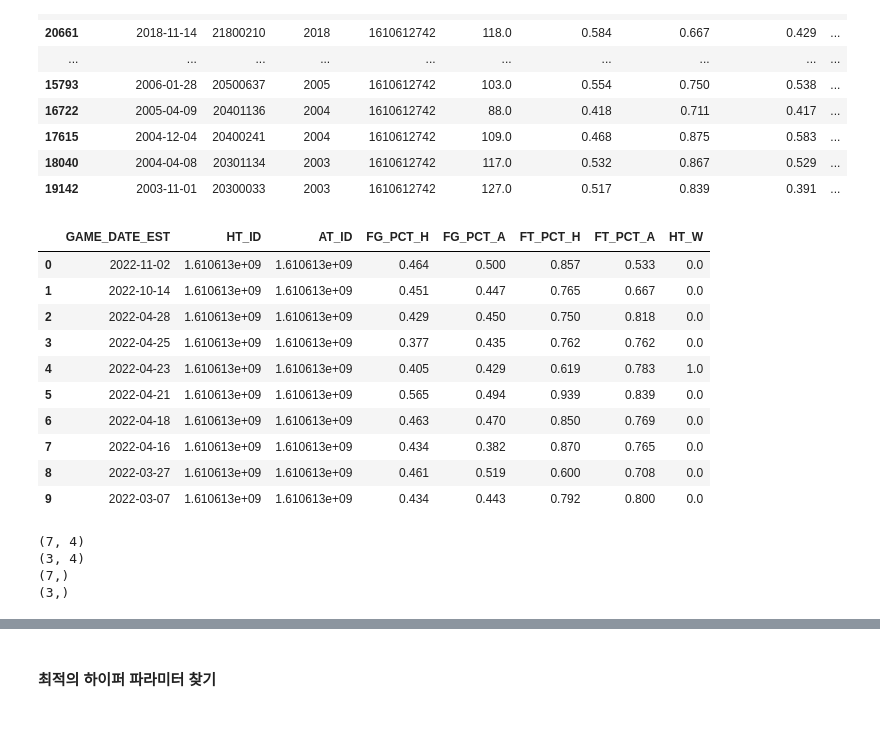
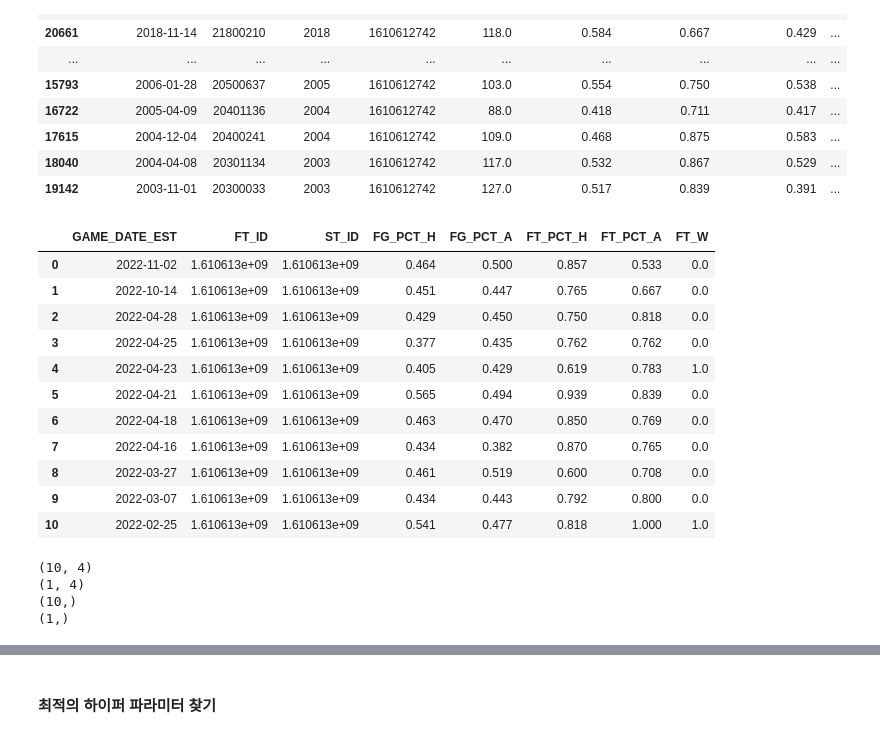
Before and after one commit to 2024-AISCHOOL-IOT/Doourbest, a Jupyter notebook: contrast/10경기를 통한 결과 예측.ipynb, the cells around one changed output, grey strips where cells are left out. Cells and saved outputs as stored; diff of their text form; code cells hidden in the pictures.

```diff
--- a/contrast/10경기 결과 예측.ipynb
+++ b/contrast/10경기를 통한 결과 예측.ipynb
@@ -98,41 +98,41 @@ data2[(data2['TEAM_ID_home']==1610612742)&(data2['TEAM_ID_away']==1610612762)]
 
 # df_date=pd.concat(df1[data_est10개값],df2[date_est10개값])
 # df_date.sort_values(ascending=False)
 # for date in df_date:
 #     if date in df1[data_est10개값]:
 #         pd.concat(df0,df1[df1[data_est10개값]==date])
 #     elif date in df2[data_est10개값]:
 #         pd.concat(df0,df2[df2[data_est10개값]==date])
 
 df1=data2[(data2['TEAM_ID_home']==1610612762)&(data2['TEAM_ID_away']==1610612742)]
 df2=data2[(data2['TEAM_ID_away']==1610612762)&(data2['TEAM_ID_home']==1610612742)]
 df_date=pd.concat([df1['GAME_DATE_EST'],df2['GAME_DATE_EST']]).sort_index(ascending=True)
 df_date
 # df=pd.DataFrame({'HT_ID':[],'AT_ID':[],'HTW':[]})
-df=pd.DataFrame({'GAME_DATE_EST':[],'HT_ID':[],'AT_ID':[],'FG_PCT_H':[],'FG_PCT_A':[],'FT_PCT_H':[],'FT_PCT_A':[],
-                 'HT_W':[]})
+df=pd.DataFrame({'GAME_DATE_EST':[],'FT_ID':[],'ST_ID':[],'FG_PCT_H':[],'FG_PCT_A':[],'FT_PCT_H':[],'FT_PCT_A':[],
+                 'FT_W':[]})
 cnt=0
 for date in df_date:
     if date in df1['GAME_DATE_EST'].values:
         df1_=df1[df1['GAME_DATE_EST']==date]
-        new = {'GAME_DATE_EST':date,'HT_ID':df1_['TEAM_ID_home'].values[0],'AT_ID':df1_['TEAM_ID_away'].values[0],
+        new = {'GAME_DATE_EST':date,'FT_ID':df1_['TEAM_ID_home'].values[0],'ST_ID':df1_['TEAM_ID_away'].values[0],
                'FG_PCT_H':df1_['FG_PCT_home'].values[0],'FG_PCT_A':df1_['FG_PCT_away'].values[0],
                'FT_PCT_H':df1_['FT_PCT_home'].values[0],'FT_PCT_A':df1_['FT_PCT_away'].values[0],
-               'HT_W':df1_['HOME_TEAM_WINS'].values[0]}
+               'FT_W':df1_['HOME_TEAM_WINS'].values[0]}
         df=pd.concat([df,pd.DataFrame([new])], ignore_index=True)
     elif date in df2['GAME_DATE_EST'].values:
         df2_=df2[df2['GAME_DATE_EST']==date]
-        new = {'GAME_DATE_EST':date,'HT_ID':df2_['TEAM_ID_away'].values[0],'AT_ID':df2_['TEAM_ID_home'].values[0],
+        new = {'GAME_DATE_EST':date,'FT_ID':df2_['TEAM_ID_away'].values[0],'ST_ID':df2_['TEAM_ID_home'].values[0],
                'FG_PCT_H':df2_['FG_PCT_away'].values[0],'FG_PCT_A':df2_['FG_PCT_home'].values[0],
                'FT_PCT_H':df2_['FT_PCT_away'].values[0],'FT_PCT_A':df2_['FT_PCT_home'].values[0],
-               'HT_W':0}
+               'FT_W':0}
         df=pd.concat([df,pd.DataFrame([new])], ignore_index=True)
     cnt+=1
-    if cnt>=10:
+    if cnt>=10+1:#10+1 테스트:예측을 할 경기를 0번 행으로 한다.
         break
 df
 # %% [output]
-|  | GAME_DATE_EST | HT_ID | AT_ID | FG_PCT_H | FG_PCT_A | FT_PCT_H | FT_PCT_A | HT_W |
+|  | GAME_DATE_EST | FT_ID | ST_ID | FG_PCT_H | FG_PCT_A | FT_PCT_H | FT_PCT_A | FT_W |
 | 0 | 2022-11-02 | 1.610613e+09 | 1.610613e+09 | 0.464 | 0.500 | 0.857 | 0.533 | 0.0 |
 | 1 | 2022-10-14 | 1.610613e+09 | 1.610613e+09 | 0.451 | 0.447 | 0.765 | 0.667 | 0.0 |
 | 2 | 2022-04-28 | 1.610613e+09 | 1.610613e+09 | 0.429 | 0.450 | 0.750 | 0.818 | 0.0 |
@@ -143,6 +143,7 @@ df
 | 7 | 2022-04-16 | 1.610613e+09 | 1.610613e+09 | 0.434 | 0.382 | 0.870 | 0.765 | 0.0 |
 | 8 | 2022-03-27 | 1.610613e+09 | 1.610613e+09 | 0.461 | 0.519 | 0.600 | 0.708 | 0.0 |
 | 9 | 2022-03-07 | 1.610613e+09 | 1.610613e+09 | 0.434 | 0.443 | 0.792 | 0.800 | 0.0 |
+| 10 | 2022-02-25 | 1.610613e+09 | 1.610613e+09 | 0.541 | 0.477 | 0.818 | 1.000 | 1.0 |
 # %%
 from sklearn.model_selection import train_test_split, cross_val_score
 from sklearn.neighbors import KNeighborsClassifier # knn 분류 모델
@@ -153,15 +154,19 @@ y = df['HT_W']
 # %%
 # 훈련셋과 테스트셋 분리 (행 분리)
-X_train, X_test, y_train, y_test = train_test_split(X, y, test_size=0.25, random_state=4)
+# X_train, X_test, y_train, y_test = train_test_split(X, y, test_size=0.25, random_state=4)
+X_train = X.iloc[1:,:]
+X_test = X.iloc[:1,:]
+y_train = y.iloc[1:]
+y_test = y.iloc[:1]
 print(X_train.shape)
 print(X_test.shape)
 print(y_train.shape)
 print(y_test.shape)
 # %% [output]
-(7, 4)
-(3, 4)
-(7,)
-(3,)
+(10, 4)
+(1, 4)
+(10,)
+(1,)
 # %%
 # 모델 객체 생성 (+ 하이퍼 파라미터 설정)
 knn_model = KNeighborsClassifier(n_neighbors=5)
```
Also changed, not shown: parts of 9 cells of this notebook.
